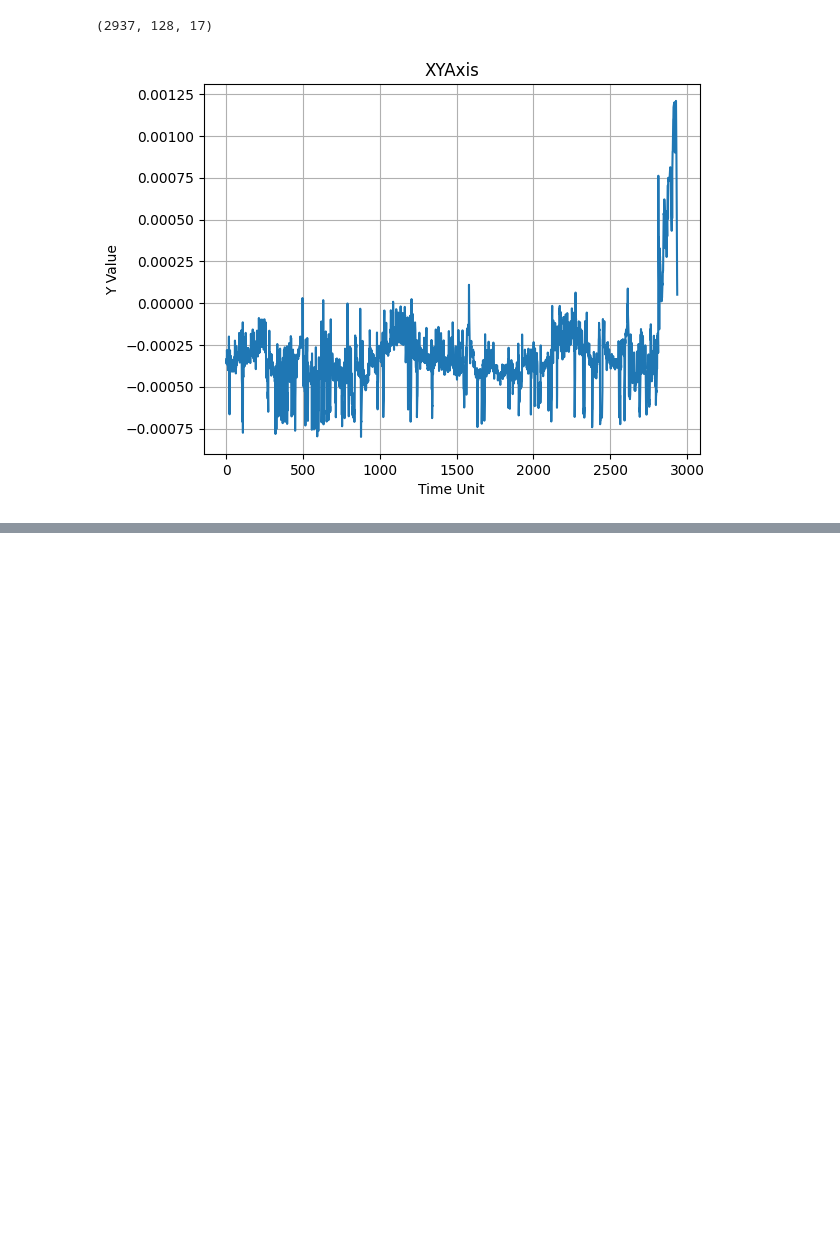
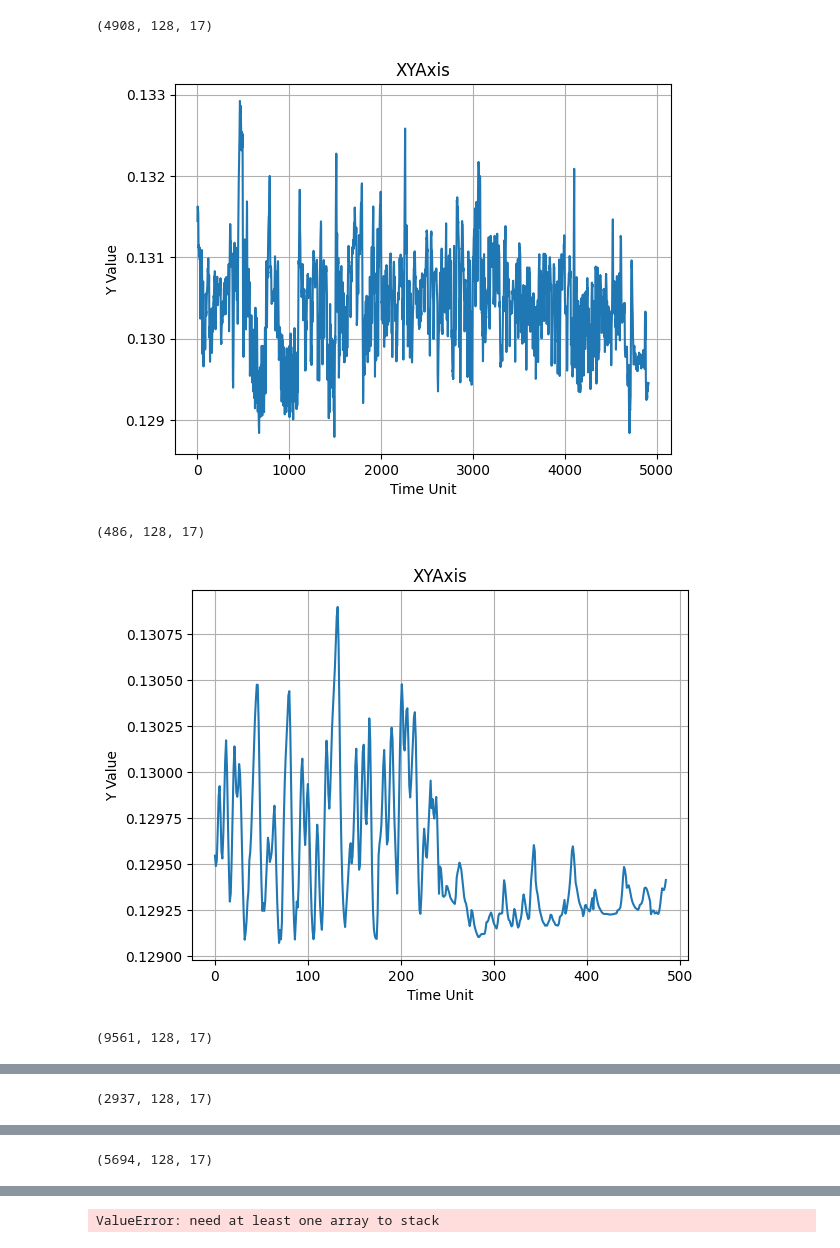
Before and after one commit to duc-an-nguyen/hiConstruction, a Jupyter notebook: preprocessingDataTKAN copy 2.ipynb, the cells around one changed output, grey strips where cells are left out. Saved outputs shown, nothing was run; the diff lists cells and outputs as text; code cells hidden in the pictures; blank space fills up the shorter version.

```diff
--- a/preprocessingDataTKAN copy 2.ipynb
+++ b/preprocessingDataTKAN copy 2.ipynb
@@ -176,18 +195,23 @@ Model: "decoder"
 # %%
 plot = MatPlot()
 
 # ======================================
 #  PREPROCESS THE DATA
 # --------------------------------------
-singleTraject   = trajectory["Falta de aceite hidráulico"][0][preData.beauEfficiencyCr1 + preData.addEfficiencyCr1]
-seqData,_         = preData.splitAndPadSequencesTensor([singleTraject,singleTraject],seqLength=kanConfig['seqLength'], overlap= kanConfig['overlap']) # Split data into each sequence
+for trajectoryName in trajectory.keys():
+    for idx,value in enumerate(trajectory[trajectoryName]):
+        singleTraject   = trajectory[trajectoryName][idx][preData.beauEfficiencyCr1 + preData.addEfficiencyCr1]
+        seqData,_         = preData.splitAndPadSequencesTensor([singleTraject,singleTraject],seqLength=kanConfig['seqLength'], overlap= kanConfig['overlap']) # Split data into each sequence
 
-print(seqData.shape)
-zLatent,_     = aiModel(seqData)
-# print(zLatent.shape)
-hi  = tf.reduce_mean(zLatent, axis=1)
+        print(seqData.shape)
+        zLatent,_     = aiModel(seqData)
+        # print(zLatent.shape)
+        hi  = tf.reduce_mean(zLatent, axis=1)
 
-plot.draw1D(hi)
+        plot.draw1D(hi)
 # %% [output]
-(2937, 128, 17)
+(4908, 128, 17)
-[figure, old version]
+[figure, new version]
+(486, 128, 17)
+[figure, added]
+(9561, 128, 17)
@@ -193,0 +219 @@ plot.draw1D(hi)
+(2937, 128, 17)
@@ -193,0 +221 @@ plot.draw1D(hi)
+(5694, 128, 17)
@@ -193,0 +223 @@ plot.draw1D(hi)
+ValueError: need at least one array to stack
```
Also changed, not shown: parts of 5 cells of this notebook, 13 other files.
